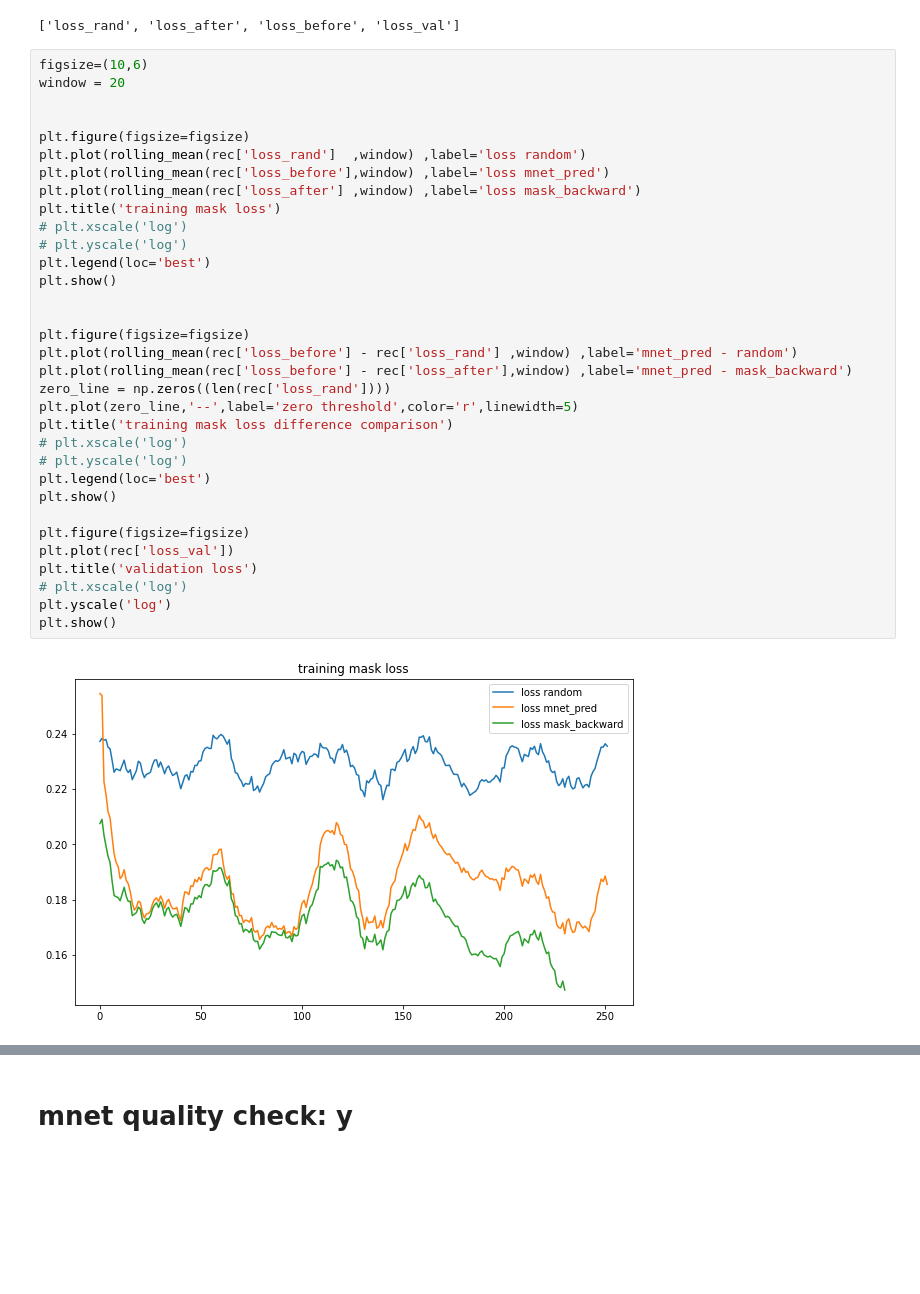
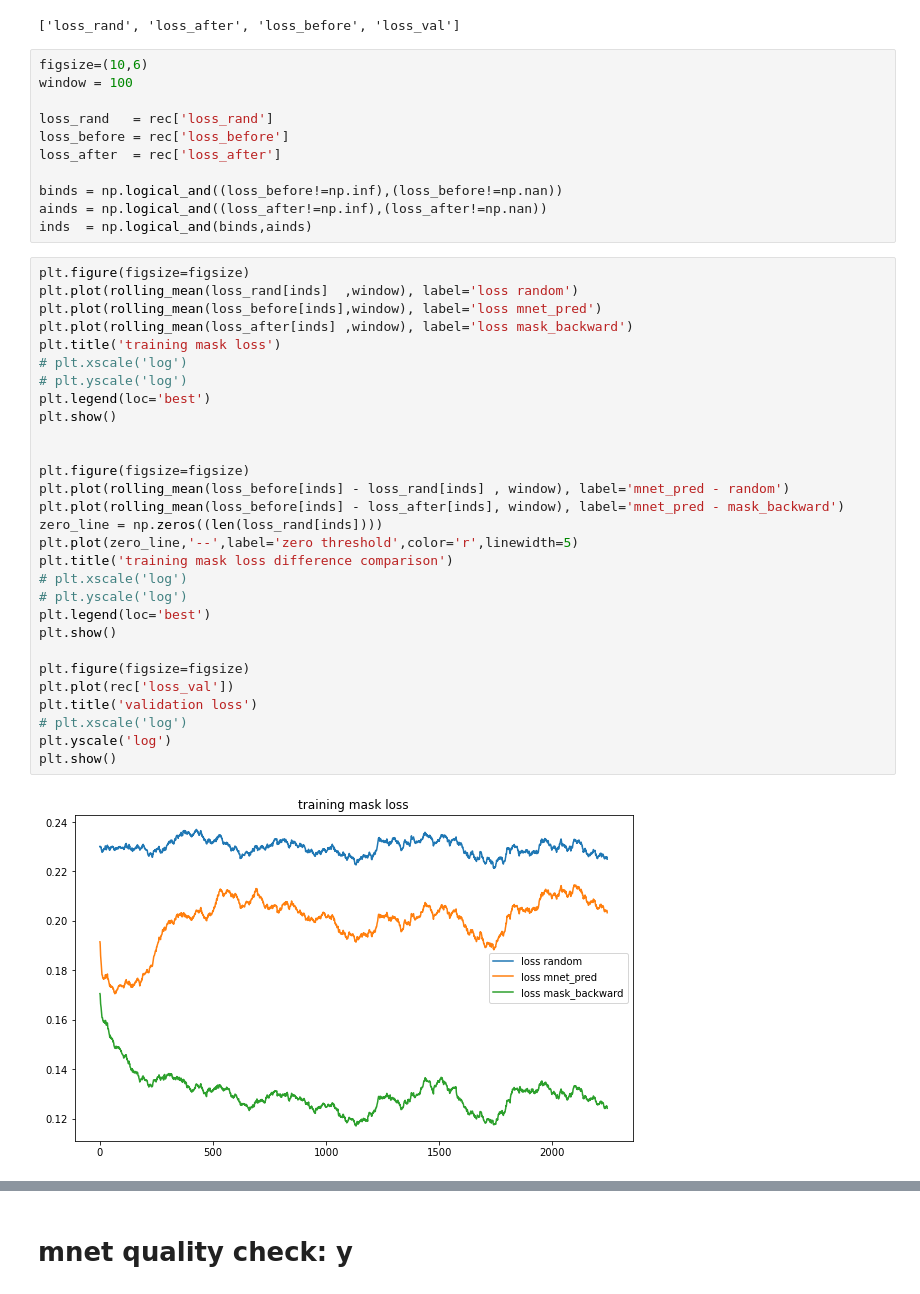
Before and after one commit to zhishenhuang/mri, a Jupyter notebook: demo.ipynb, the cells around one changed output, grey strips where cells are left out. Cells and saved outputs as stored; diff of their text form; blank space fills up the shorter version.

```diff
--- a/demo.ipynb
+++ b/demo.ipynb
@@ -651,38 +674,45 @@ print(rec.files)
 # print(loss_vals)
 # %% [output]
 ['loss_rand', 'loss_after', 'loss_before', 'loss_val']
+# %%
+figsize=(10,6)
+window = 100
+
+loss_rand   = rec['loss_rand']
+loss_before = rec['loss_before']
+loss_after  = rec['loss_after']
+
+binds = np.logical_and((loss_before!=np.inf),(loss_before!=np.nan))
+ainds = np.logical_and((loss_after!=np.inf),(loss_after!=np.nan))
+inds  = np.logical_and(binds,ainds)
 # %%
-figsize=(10,6)
-window = 20
-
-
 plt.figure(figsize=figsize)
-plt.plot(rolling_mean(rec['loss_rand']  ,window) ,label='loss random')
-plt.plot(rolling_mean(rec['loss_before'],window) ,label='loss mnet_pred')
-plt.plot(rolling_mean(rec['loss_after'] ,window) ,label='loss mask_backward')
+plt.plot(rolling_mean(loss_rand[inds]  ,window), label='loss random')
+plt.plot(rolling_mean(loss_before[inds],window), label='loss mnet_pred')
+plt.plot(rolling_mean(loss_after[inds] ,window), label='loss mask_backward')
 plt.title('training mask loss')
 # plt.xscale('log')
 # plt.yscale('log')
 plt.legend(loc='best')
 plt.show()
 
 
 plt.figure(figsize=figsize)
-plt.plot(rolling_mean(rec['loss_before'] - rec['loss_rand'] ,window) ,label='mnet_pred - random')
-plt.plot(rolling_mean(rec['loss_before'] - rec['loss_after'],window) ,label='mnet_pred - mask_backward')
-zero_line = np.zeros((len(rec['loss_rand'])))
+plt.plot(rolling_mean(loss_before[inds] - loss_rand[inds] , window), label='mnet_pred - random')
+plt.plot(rolling_mean(loss_before[inds] - loss_after[inds], window), label='mnet_pred - mask_backward')
+zero_line = np.zeros((len(loss_rand[inds])))
 plt.plot(zero_line,'--',label='zero threshold',color='r',linewidth=5)
 plt.title('training mask loss difference comparison')
 # plt.xscale('log')
 # plt.yscale('log')
 plt.legend(loc='best')
 plt.show()
 
 plt.figure(figsize=figsize)
 plt.plot(rec['loss_val'])
 plt.title('validation loss')
 # plt.xscale('log')
 plt.yscale('log')
 plt.show()
 # %% [output]
-[figure, old version]
+[figure, new version]
```
Also changed, not shown: parts of 5 cells of this notebook, 1 other file.
